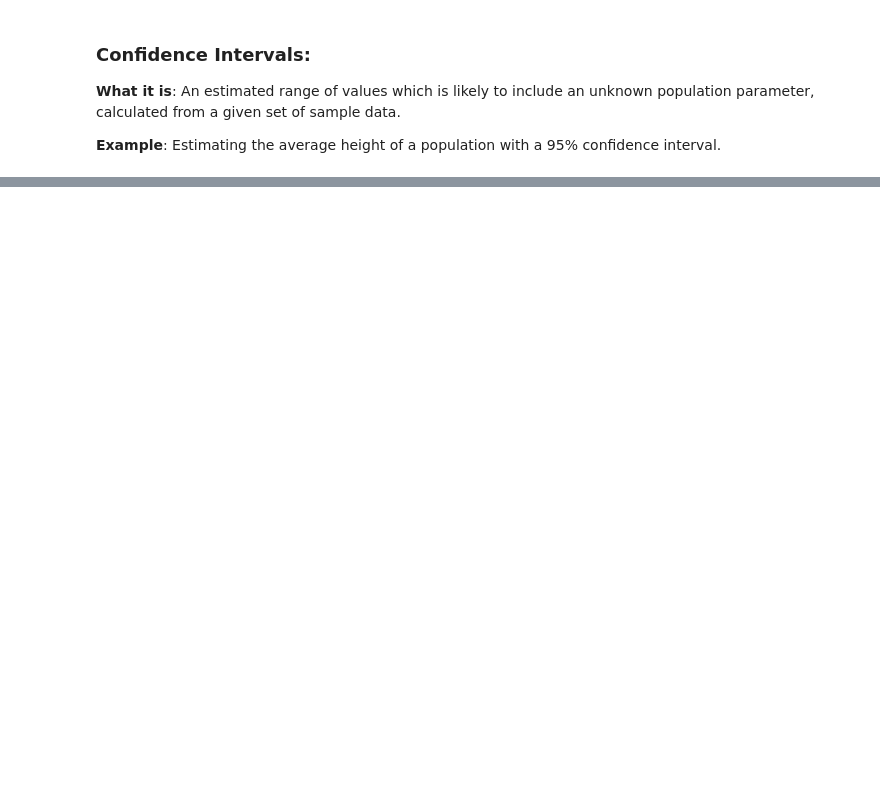
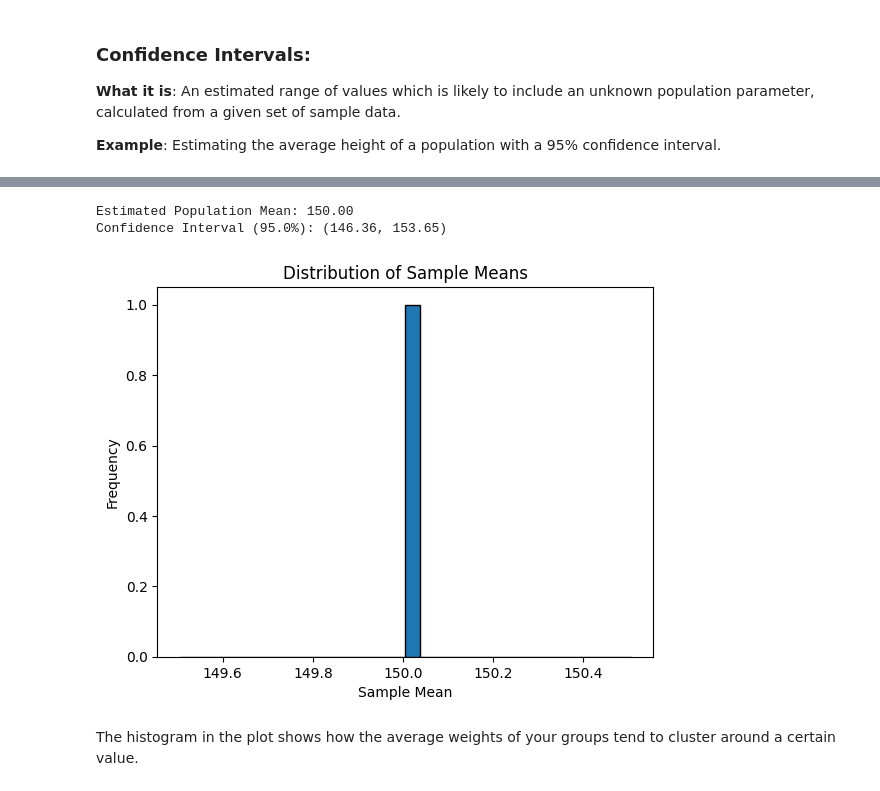
Before and after one commit to taranjitkaurme/datascience_practice_general, a Jupyter notebook: Exploratory Data Analysis/Statistics.ipynb, the cells around one changed output, grey strips where cells are left out. Drawn from its saved outputs; the diff is of its cells as text; code cells hidden in the pictures; blank space fills up the shorter version.

```diff
--- a/Exploratory Data Analysis/Statistics.ipynb
+++ b/Exploratory Data Analysis/Statistics.ipynb
@@ -310,0 +372,49 @@ Inferential Statistics is all about making inferences or deriving insights about
+# %%
+import numpy as np
+import matplotlib.pyplot as plt
+from scipy.stats import norm
+
+# Set seed for reproducibility
+np.random.seed(42)
+
+# Generate a population of widget weights (not necessarily normally distributed)
+population_weights = np.random.normal(loc=150, scale=10, size=10000)
+
+# Function to take random samples and calculate confidence intervals
+def estimate_population_mean(sample_size, num_samples, confidence_level):
+    sample_means = []
+
+    for _ in range(num_samples):
+        sample = np.random.choice(population_weights, size=sample_size, replace=False)
+        sample_mean = np.mean(sample)
+        sample_means.append(sample_mean)
+
+    # Calculate confidence interval
+    lower_bound, upper_bound = norm.interval(confidence_level, loc=np.mean(sample_means), scale=np.std(sample_means))
+
+    return np.mean(sample_means), lower_bound, upper_bound
+
+# Parameters
+sample_size = 30
+num_samples = 1000
+confidence_level = 0.95
+
+# Estimate population mean and confidence interval
+mean_estimate, lower_bound, upper_bound = estimate_population_mean(sample_size, num_samples, confidence_level)
+
+# Print results
+print(f"Estimated Population Mean: {mean_estimate:.2f}")
+print(f"Confidence Interval ({confidence_level*100}%): ({lower_bound:.2f}, {upper_bound:.2f})")
+
+# Plot the distribution of sample means
+plt.hist(mean_estimate, bins=30, edgecolor='black')
+plt.title('Distribution of Sample Means')
+plt.xlabel('Sample Mean')
+plt.ylabel('Frequency')
+plt.show()
+# %% [output]
+Estimated Population Mean: 150.00
+Confidence Interval (95.0%): (146.36, 153.65)
+[figure, added]
+# %% [markdown]
+The histogram in the plot shows how the average weights of your groups tend to cluster around a certain value.
```
Also changed, not shown: parts of 9 cells of this notebook.
